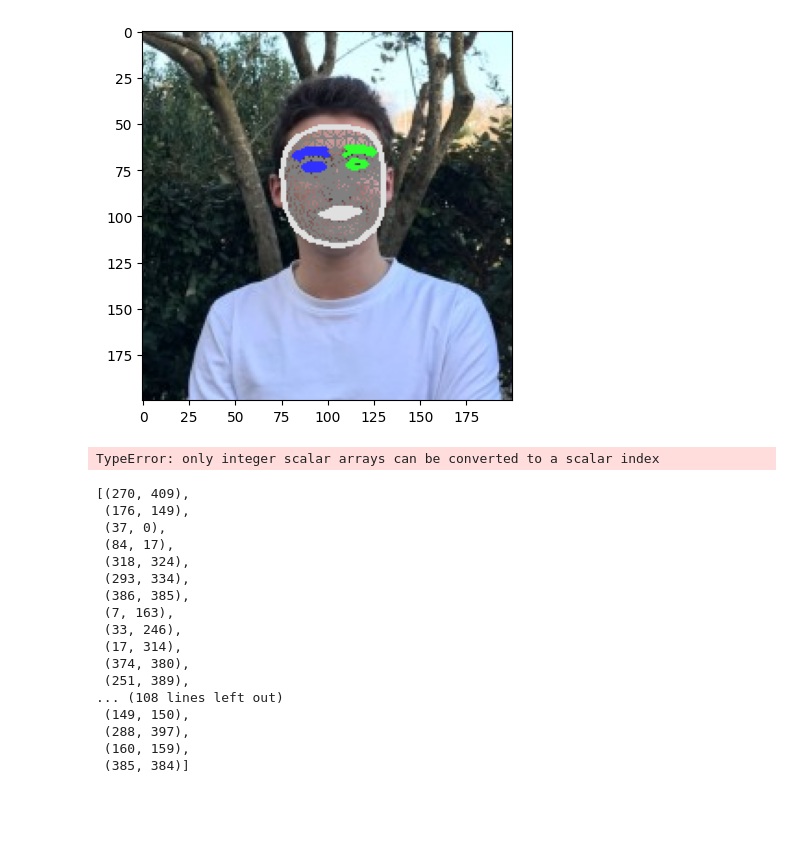
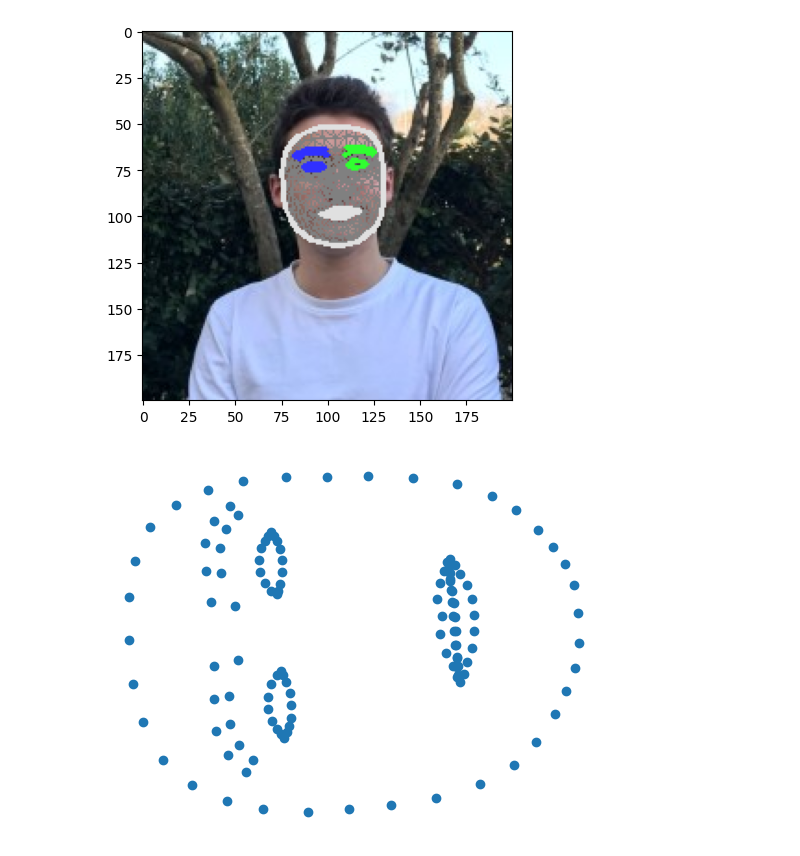
Before and after one commit to pqulgr/seeking-research-internship, a Jupyter notebook: launching_project/project_3.ipynb, the cells around one changed output. Drawn from its saved outputs; the diff is of its cells as text; code cells hidden in the pictures; blank space fills up the shorter version.

```diff
--- a/launching_project/project_3.ipynb
+++ b/launching_project/project_3.ipynb
@@ -136,31 +138,12 @@ plt.imshow(draw_landmarks_on_face(img, landmark_list, draw_tesselation=True, dra
 # %% [output]
 <matplotlib.image.AxesImage at 0x...>
 [figure]
+# %%
+landmark_list_changed = np.array(landmark_list).reshape(len(landmark_list),-1)
 # %%
-contours_landmarks = remove_face_landmarks(landmark_list)
-print(len(contours_landmarks))
-plt.scatter(contours_landmarks[:,1], contours_landmarks[:, 0])
+contours_landmarks = extract_contours_landmarks(landmark_list_changed)
+plt.scatter(contours_landmarks[:, 1], contours_landmarks[:, 0])
 plt.axis('off')
 plt.show()
 # %% [output]
-TypeError: only integer scalar arrays can be converted to a scalar index
+[figure, added]
-# %%
-list(mp.solutions.face_mesh.FACEMESH_CONTOURS)
-# %% [output]
-[(270, 409),
- (176, 149),
- (37, 0),
- (84, 17),
- (318, 324),
- (293, 334),
- (386, 385),
- (7, 163),
- (33, 246),
- (17, 314),
- (374, 380),
- (251, 389),
-... (108 lines left out)
- (149, 150),
- (288, 397),
- (160, 159),
- (385, 384)]
```
Also changed, not shown: parts of 2 cells of this notebook, 6 other files.
